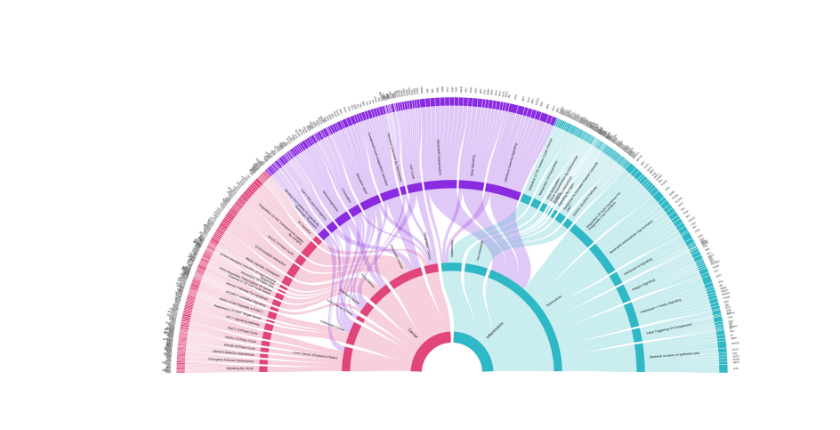
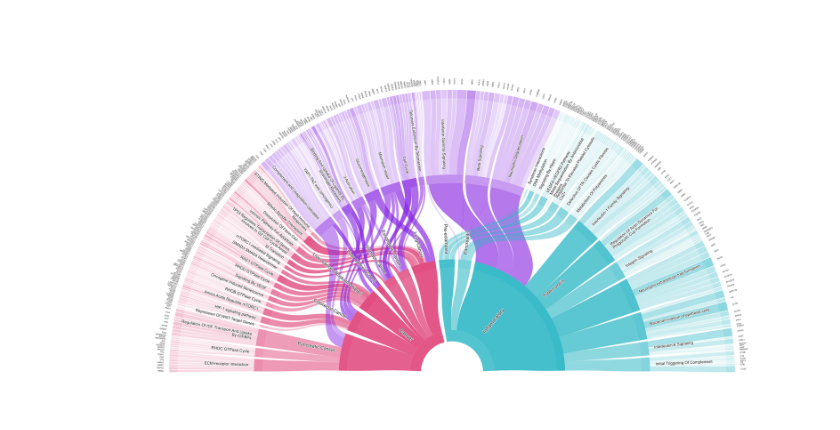
Before and after one commit to jmj3078/cfRNA_Disentaglement, a Jupyter notebook: MixedEffectsModeling/6_sankey_convergence.ipynb, the cells around one changed output. Cells and saved outputs as stored; diff of their text form; code cells hidden in the pictures.

Commit message:
figure development : beautiful sankey plot

```diff
--- a/MixedEffectsModeling/6_sankey_convergence.ipynb
+++ b/MixedEffectsModeling/6_sankey_convergence.ipynb
@@ -315,45 +314,53 @@ from matplotlib.path import Path
 from matplotlib.patches import PathPatch, Wedge
 from matplotlib.colors import LinearSegmentedColormap
 import textwrap
+import matplotlib.patheffects as pe
 
 # Define color gradient: Inflammatory (0.0, Cyan) -> Shared (0.5, Purple) -> Cancer (1.0, Pink)
 COLORS = {"cancer": "#e0457b", "inflammatory": "#2fb8c6", "shared": "#8a2be2"}
 cmap = LinearSegmentedColormap.from_list("cat_cmap", [COLORS["inflammatory"], COLORS["shared"], COLORS["cancer"]])
 
-GENES_PER_PATHWAY = 10
+GENES_PER_PATHWAY = 8
 DEPTH_R = {"category": 0.15, "phenotype": 0.40, "pathway": 0.70, "gene": 1.0}
 
 # 1. Data Preparation & Node Identification
+edges = pd.read_csv(OUT_PATH)
 sub = edges.copy()
 sub["pid"] = sub["category"] + "/" + sub["phenotype"]
 
-# Differentiate shared (recurring) pathways vs phenotype-unique pathways
 sub["tid"] = np.where(sub["recurring"], "pathway::" + sub["term_group"],
                        sub["category"] + "/" + sub["phenotype"] + "/" + sub["term_group"])
 
-# Extract top genes per tid
-top_genes = (sub.groupby(["tid", "gene"]).size().rename("n").reset_index()
+top_genes = (sub.groupby(["tid", "gene"])["z"].apply(lambda s: s.abs().sum()).rename("n").reset_index()
              .sort_values("n", ascending=False).groupby("tid").head(GENES_PER_PATHWAY))
 sub = sub.merge(top_genes[["tid", "gene"]], on=["tid", "gene"])
 sub["gid"] = sub["tid"] + "/" + sub["gene"]
-
-# Calculate link weights
+total_samples_per_phenotype = edges.groupby("phenotype")["sample"].nunique().to_dict()
 def link_weights(parent_col, child_col):
-    return sub.groupby([parent_col, child_col])["sample"].nunique().rename("w").reset_index()
+    def agg(g):
+        total_possible = sum(total_samples_per_phenotype.get(ph, 1) for ph in g["phenotype"].unique())
+        return pd.Series({"w": g["z"].abs().sum(), "hit_frac": g["sample"].nunique() / max(total_possible, 1)})
+    return sub.groupby([parent_col, child_col]).apply(agg, include_groups=False).reset_index()
 
 all_links = pd.concat([
     link_weights("category", "pid").rename(columns={"category": "src", "pid": "dst"}),
     link_weights("pid", "tid").rename(columns={"pid": "src", "tid": "dst"}),
     link_weights("tid", "gid").rename(columns={"tid": "src", "gid": "dst"})
 ], ignore_index=True)
+def node_hit_frac(col):
+    def agg(g):
+        total_possible = sum(total_samples_per_phenotype.get(ph, 1) for ph in g["phenotype"].unique())
+        return g["sample"].nunique() / max(total_possible, 1)
+    return sub.groupby(col).apply(agg, include_groups=False)
 
-# 2. Strict Flow Conservation
+node_hitfrac = {}
+for col in ["category", "pid", "tid", "gid"]:
+    node_hitfrac.update(node_hit_frac(col).to_dict())
+
 in_w = all_links.groupby("dst")["w"].sum()
 out_w = all_links.groupby("src")["w"].sum()
 nodes = set(all_links["src"]).union(set(all_links["dst"]))
 node_weights = {n: max(in_w.get(n, 0), out_w.get(n, 0)) for n in nodes}
-
-# 3. Hierarchical Sharing Score Calculation (0.0 to 1.0)
 node_scores = {"cancer": 1.0, "inflammatory": 0.0}
 
 # Level 1: Phenotypes (Bound to category)
@@ -444,12 +451,16 @@ def get_node_color(n):
         return COLORS["shared"]
     return cmap(node_scores.get(n, 0.5))
 
+def get_node_alpha(n, floor=0.12, ceil=0.95):
+    return floor + (ceil - floor) * node_hitfrac.get(n, 0.0)
+
 def draw_wedges(node_list, r, width=0.03):
     for n in node_list:
         if n not in theta_nodes: continue
         t = theta_nodes[n]
         ax.add_patch(Wedge((0, 0), r, np.degrees(t["start"]), np.degrees(t["end"]),
-                           width=width, facecolor=get_node_color(n), edgecolor="none"))
+                           width=width, facecolor=get_node_color(n), edgecolor="none",
+                           alpha=get_node_alpha(n)))
 
 draw_wedges(cats, DEPTH_R["category"], width=0.04)
 draw_wedges(phens, DEPTH_R["phenotype"])
@@ -466,6 +477,8 @@ def ring_of(n):
 all_links["src_angle"] = all_links["src"].map(lambda x: theta_nodes[x]["start"])
 all_links["dst_angle"] = all_links["dst"].map(lambda x: theta_nodes[x]["start"])
 all_links = all_links.sort_values(by=["src_angle", "dst_angle"])
+
+RIBBON_ALPHA_FLOOR, RIBBON_ALPHA_CEIL = 0.03, 0.9
 
 for _, row in all_links.iterrows():
     src, dst, w = row["src"], row["dst"], row["w"]
@@ -530,13 +543,14 @@ for _, row in all_links.iterrows():
         blended_score = (node_scores.get(src, 0.5) + node_scores.get(dst, 0.5)) / 2
         ribbon_color = cmap(blended_score)
 
-    ax.add_patch(PathPatch(Path(verts, codes), facecolor=ribbon_color, edgecolor="none", alpha=0.25))
+    ribbon_alpha = RIBBON_ALPHA_FLOOR + (RIBBON_ALPHA_CEIL - RIBBON_ALPHA_FLOOR) * row["hit_frac"]
+    ax.add_patch(PathPatch(Path(verts, codes), facecolor=ribbon_color, edgecolor="none", alpha=ribbon_alpha))
 
 # 5. Labeling with Radial Alignment and Name Cleaning
 LABEL_CFG = {
-    "category": (12, DEPTH_R["category"] * 1.2),
-    "phenotype": (10, DEPTH_R["phenotype"] + 0.02),
-    "pathway": (10, DEPTH_R["pathway"] + 0.02),
+    "category": (16, DEPTH_R["category"] * 1.2),
+    "phenotype": (14, DEPTH_R["phenotype"] + 0.02),
+    "pathway": (12, DEPTH_R["pathway"] + 0.02),
     "gene": (6, DEPTH_R["gene"] + 0.02)
 }
 
@@ -566,35 +580,33 @@ def clean_label(label, group_name):
 
 for group_name, items in [("category", cats), ("phenotype", phens), ("pathway", pathways), ("gene", genes)]:
     fontsize, r = LABEL_CFG[group_name]
 
     for n in items:
         if n not in theta_nodes:
             continue
 
         t_mid = (theta_nodes[n]["start"] + theta_nodes[n]["end"]) / 2
         rot_deg = np.degrees(t_mid)
 
         if rot_deg < 90 or rot_deg > 270:
             ha = "left"
             rot = rot_deg
         else:
             ha = "right"
             rot = rot_deg - 180
 
         va = "center"
         display_name = clean_label(n, group_name)
-
-        # [수정] Gene 라벨 생략(Filtering) 로직 제거. 모든 유전자가 표기됩니다.
-
         ax.text(r * np.cos(t_mid), r * np.sin(t_mid), display_name,
                 rotation=rot, ha=ha, va=va, fontsize=fontsize,
-                color="#222222", rotation_mode="anchor")
+                color="#222222", rotation_mode="anchor",
+                path_effects=[pe.withStroke(linewidth=2, foreground="white")])
 
 ax.set_xlim(-1.25, 1.25)
 ax.set_ylim(-0.1, 1.25)
 ax.set_aspect("equal")
 ax.axis("off")
 plt.tight_layout()
 plt.show()
 # %% [output]
-[figure, old version]
+[figure, new version]
```
Also changed, not shown: parts of 2 cells of this notebook, 1 other file.
